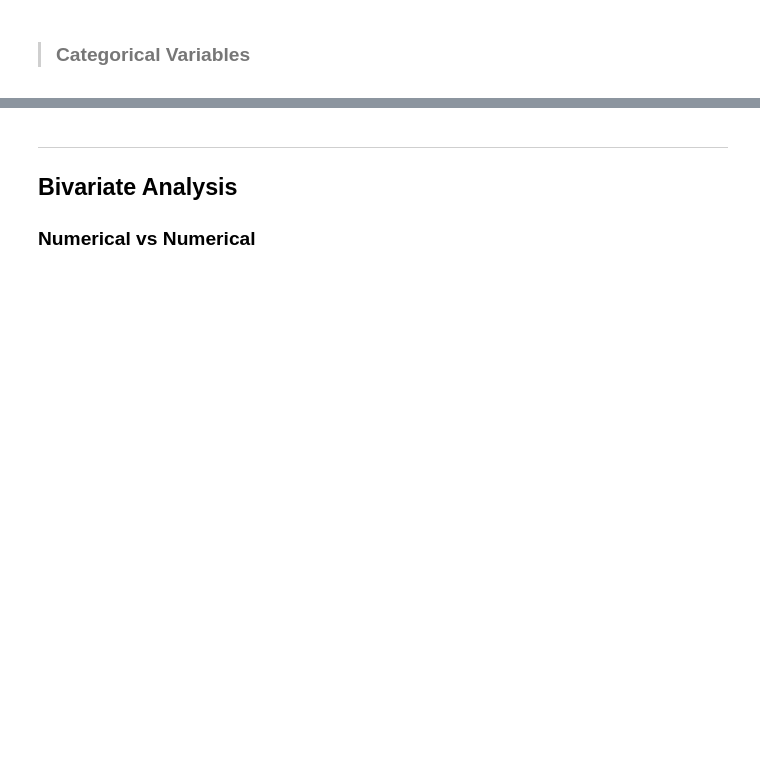
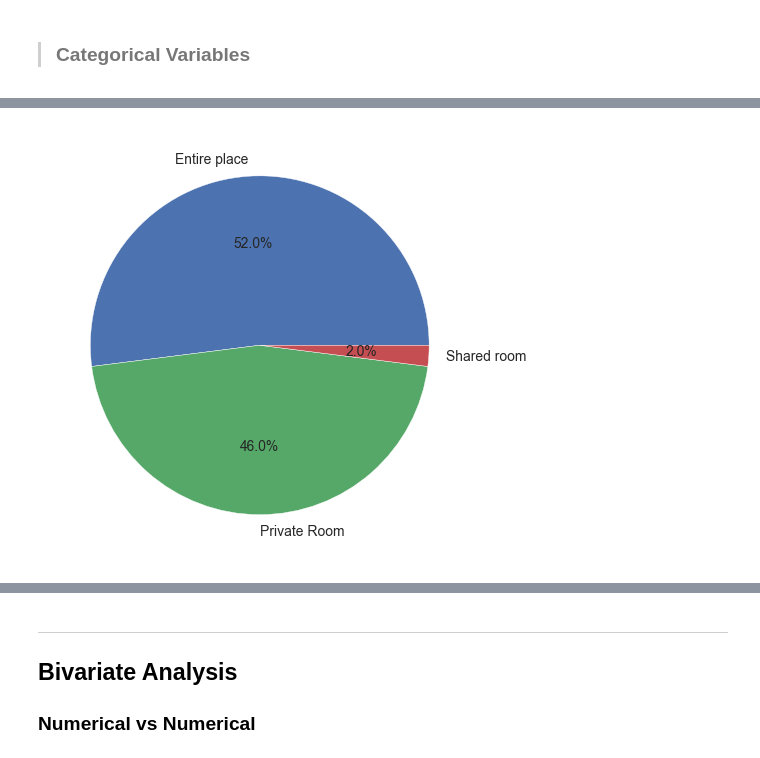
Before and after one commit to ariyan378/Data-Analytics-Ml, a Jupyter notebook: Airbnb-Exploratory-Data-Analysis.ipynb, the cells around one changed output, grey strips where cells are left out. Saved outputs shown, nothing was run; the diff lists cells and outputs as text; code cells hidden in the pictures; blank space fills up the shorter version.

```diff
--- a/Airbnb-Exploratory-Data-Analysis.ipynb
+++ b/Airbnb-Exploratory-Data-Analysis.ipynb
@@ -536,0 +572,7 @@ analyze_categorical(df, 'category')
+# %%
+value_count = df['room_type'].value_counts(normalize=True).round(2)
+
+plt.pie(value_count , labels = value_count.index , autopct = "%1.1f%%")
+plt.show()
+# %% [output]
+[figure, added]
```
Also changed, not shown: parts of 17 cells of this notebook.
